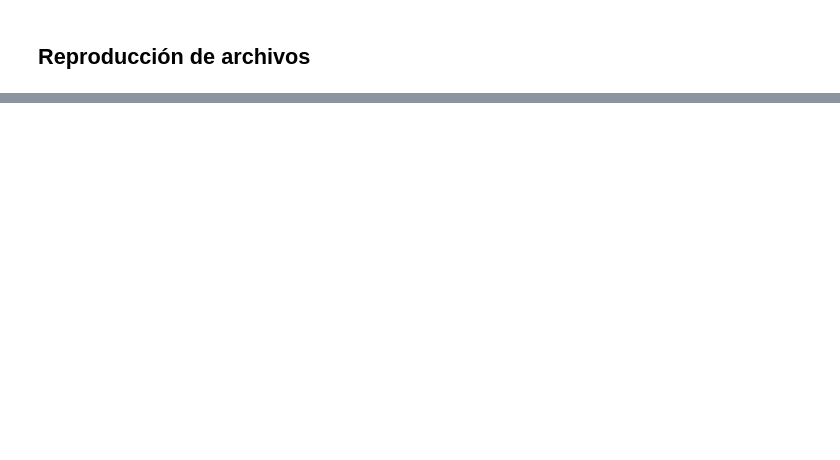
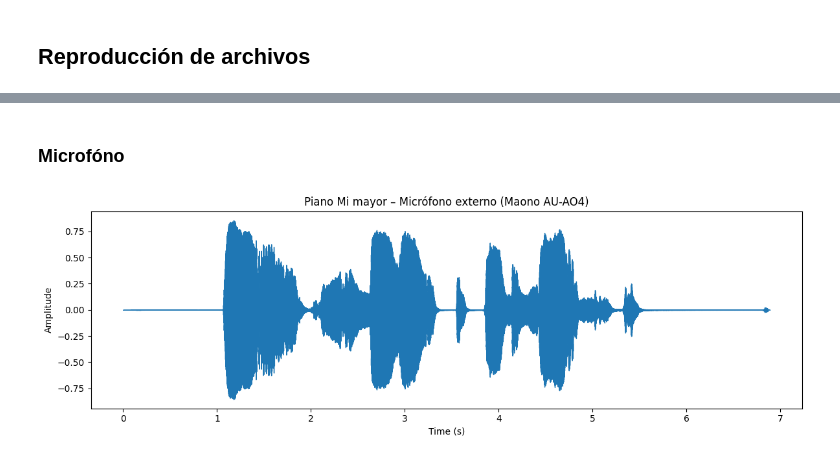
Before and after one commit to DidiDigits/Course_CDSI_2026, a Jupyter notebook: tareas/audio_exploration/audio_exploration.ipynb, the cells around one changed output, grey strips where cells are left out. Drawn from its saved outputs; the diff is of its cells as text; code cells hidden in the pictures; blank space fills up the shorter version.

```diff
--- a/tareas/audio_exploration/audio_exploration.ipynb
+++ b/tareas/audio_exploration/audio_exploration.ipynb
@@ -39,0 +89,12 @@ audio_mic_sf, sr_mic_sf = sf.read("data/audio/piano_mic.wav")
+# %% [markdown]
+### Microfóno
+# %%
+plt.figure(figsize=(12, 4))
+librosa.display.waveshow(audio_mic, sr=sr_mic_sf)
+plt.title("Piano Mi mayor – Micrófono externo (Maono AU-AO4)")
+plt.xlabel("Time (s)")
+plt.ylabel("Amplitude")
+plt.tight_layout()
+plt.show()
+# %% [output]
+[figure, added]
```
Also changed, not shown: parts of 24 cells of this notebook.
